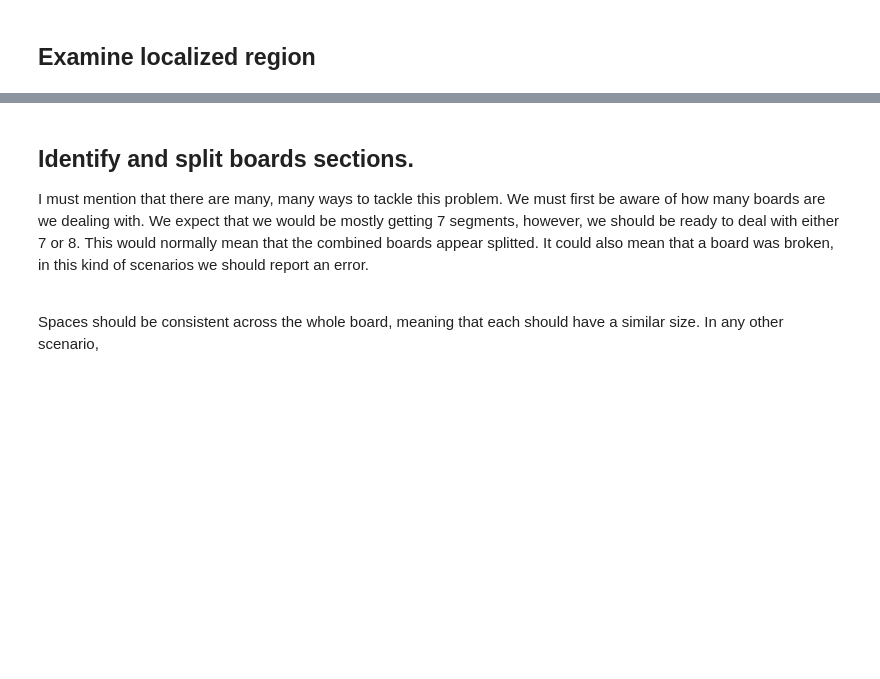
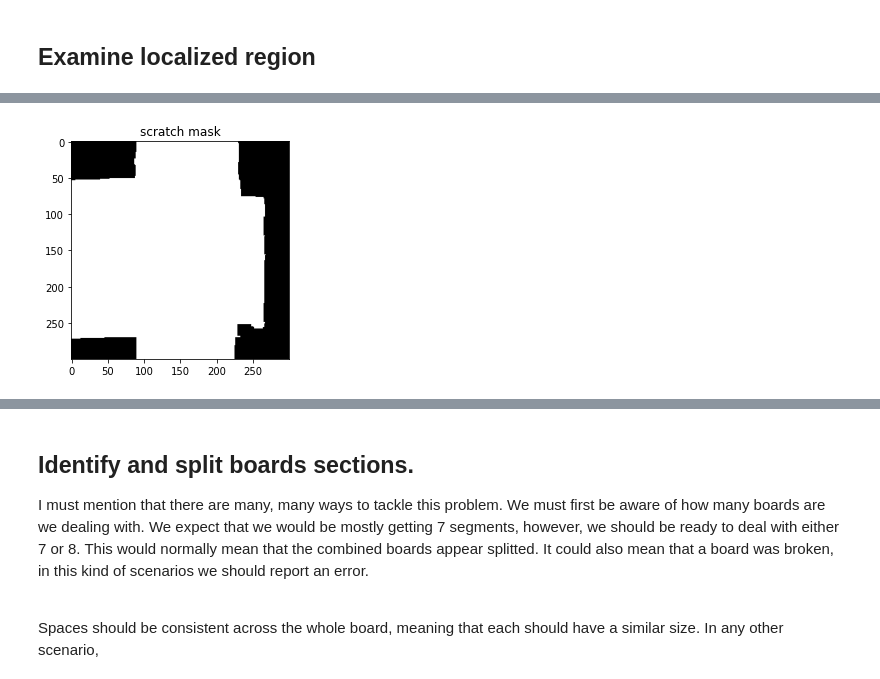
Before and after one commit to keny91/ChapChallenge, a Jupyter notebook: CameraBottom.ipynb, the cells around one changed output, grey strips where cells are left out. Saved outputs shown, nothing was run; the diff lists cells and outputs as text; code cells hidden in the pictures; blank space fills up the shorter version.

```diff
--- a/CameraBottom.ipynb
+++ b/CameraBottom.ipynb
@@ -547,0 +345,89 @@ The horizontal range from where the board has been discovered is:
+# %%
+### Apply mast to cut off region
+def applyMastToImage(image,mask):
+    if image.shape == mask.shape:
+        return cv.bitwise_and(image, mask)
+    else:
+        print("Error: matrixes must be the same size.")
+        return -1
+
+
+mySF.showQuickImage(cutoff_scratch_mask, "scratch mask")
+mySF.showQuickImage(cutoff_crack_mask, "crack mask")
+
+
+mySF.showQuickImage(cutoff_scratch,"Without Mask_scratch")
+MaskApplied_scratch = applyMastToImage(cutoff_scratch,cutoff_scratch_mask)
+mySF.showQuickImage(MaskApplied_scratch,"MaskApplied_scratch")
+
+scract_pre_mask_Levels = cv.calcHist([cutoff_scratch.flatten()],channels=[0],mask=None,histSize=[256],ranges=[0,255])
+scract_post_mask_Levels = cv.calcHist([MaskApplied_scratch.flatten()],channels=[0],mask=None,histSize=[256],ranges=[0,255])
+
+fig1, (ax1, ax2) = plt.subplots(1, 2, sharex=False, sharey=True)
+
+ax2.plot(range(0,256),scract_pre_mask_Levels,lw = 2)
+
+ax1.plot(range(0,256),scract_post_mask_Levels, lw = 2)
+
+ax1.set_title('Levels on 16b Image')
+ax2.set_title('Levels on Normalized 8bits')
+
+for ax in ax1, ax2:
+    ax.grid(True)
+
+for label in ax2.get_yticklabels():
+    label.set_visible(False)
+
+fig1.suptitle('Cracked distribution')
+fig1.autofmt_xdate()
+
+
+laplacian64 = cv.Laplacian(MaskApplied_scratch, cv.CV_64F)
+# sobelx64 = cv.Sobel(img,cv.CV_64F,1,0,ksize=5)
+# sobely64 = cv.Sobel(img,cv.CV_64F,0,1,ksize=5)
+mySF.showQuickImage(laplacian64,"laplacian64")
+
+laplacian = np.uint8(np.absolute(laplacian64))
+mySF.showQuickImage(laplacian64,"laplacianabs")
+# sobelx = np.uint8(np.absolute(sobelx64))
+# sobely = np.uint8(np.absolute(sobely64))
+
+######
+
+mySF.showQuickImage(cutoff_crack,"Without Mask_crack")
+MaskApplied_crack = applyMastToImage(cutoff_crack,cutoff_crack_mask)
+mySF.showQuickImage(MaskApplied_crack,"MaskApplied_crack")
+
+crack_pre_mask_Levels = cv.calcHist([cutoff_crack.flatten()],channels=[0],mask=None,histSize=[256],ranges=[0,255])
+crack_post_mask_Levels = cv.calcHist([MaskApplied_crack.flatten()],channels=[0],mask=None,histSize=[256],ranges=[0,255])
+
+fig1, (ax1, ax2) = plt.subplots(1, 2, sharex=False, sharey=True)
+
+ax1.plot(range(0,256),crack_pre_mask_Levels,lw = 2)
+
+ax2.plot(range(0,256),crack_post_mask_Levels, lw = 2)
+
+ax1.set_title('Levels on 16b Image')
+ax2.set_title('Levels on Normalized 8bits')
+
+for ax in ax1, ax2:
+    ax.grid(True)
+
+for label in ax2.get_yticklabels():
+    label.set_visible(False)
+
+fig1.suptitle('Cracked distribution')
+fig1.autofmt_xdate()
+
+
+laplacian64 = cv.Laplacian(MaskApplied_crack, cv.CV_64F)
+# sobelx64 = cv.Sobel(img,cv.CV_64F,1,0,ksize=5)
+# sobely64 = cv.Sobel(img,cv.CV_64F,0,1,ksize=5)
+mySF.showQuickImage(laplacian64,"laplacian64")
+
+laplacian = np.uint8(np.absolute(laplacian64))
+mySF.showQuickImage(laplacian64,"laplacianabs")
+# sobelx = np.uint8(np.absolute(sobelx64))
+# sobely = np.uint8(np.absolute(sobely64))
+# %% [output]
+[figure, added]
```
Also changed, not shown: parts of 7 cells of this notebook, 1 other file.
